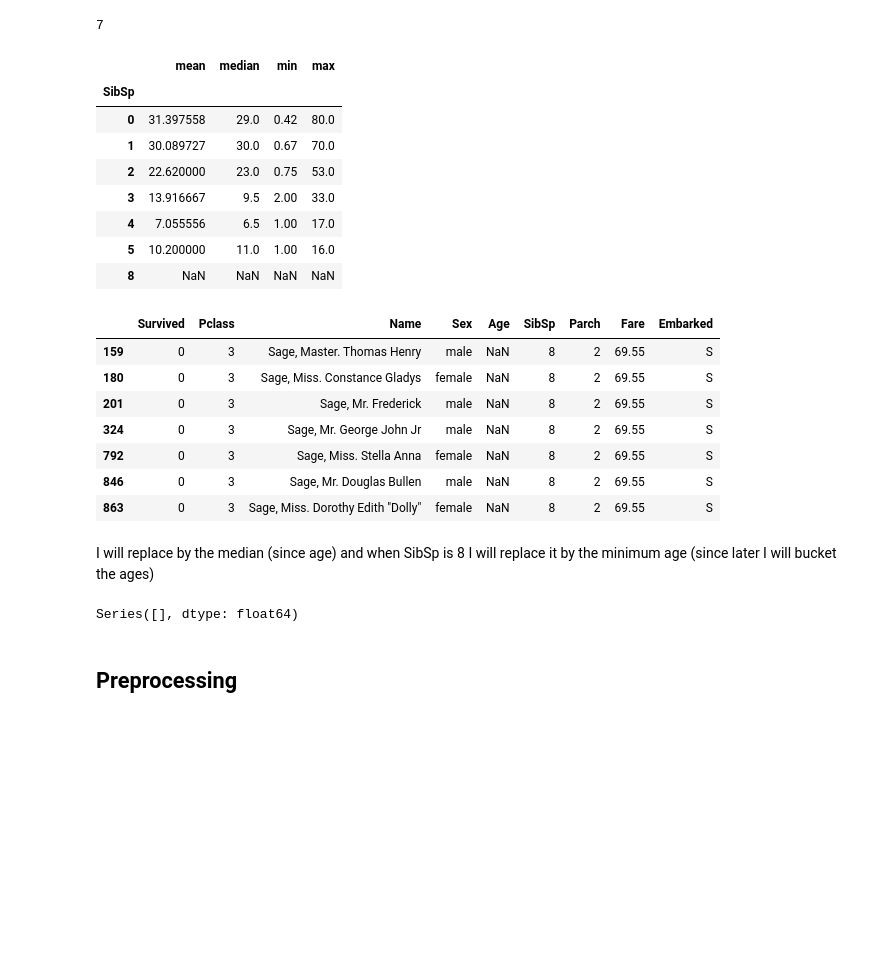
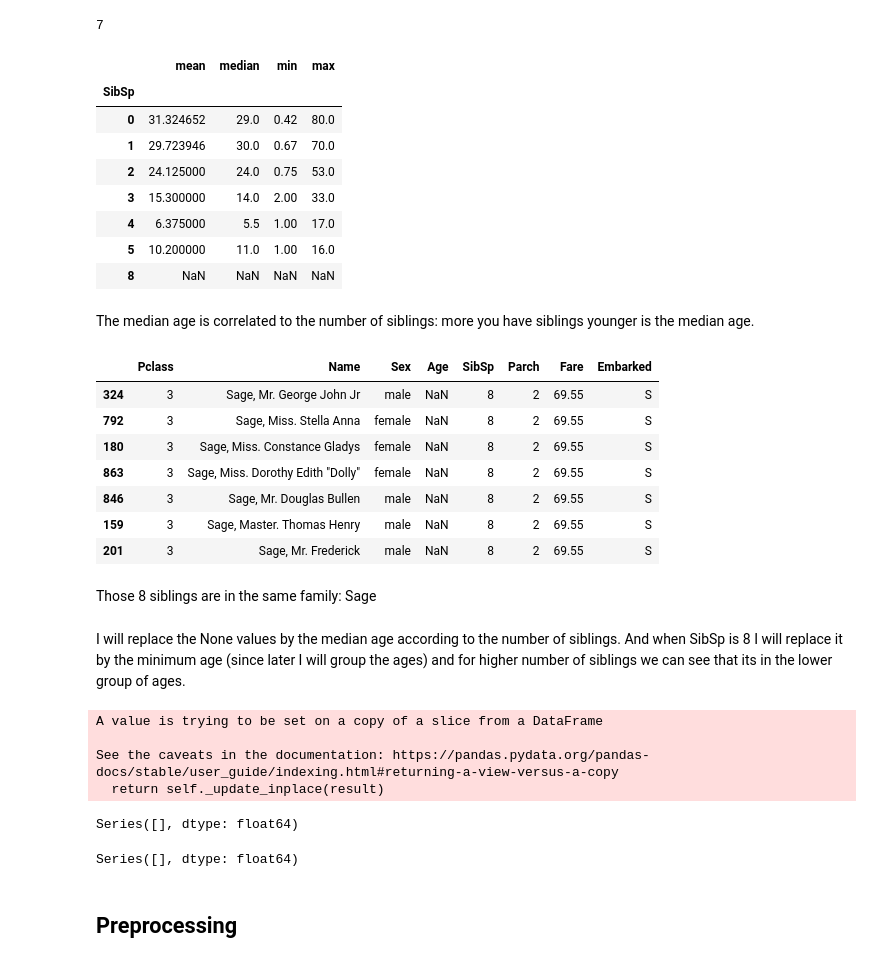
Before and after one commit to noakawa/Titanic, a Jupyter notebook: Titanic.ipynb, the cells around one changed output. Drawn from its saved outputs; the diff is of its cells as text; code cells hidden in the pictures; blank space fills up the shorter version.

```diff
--- a/Titanic.ipynb
+++ b/Titanic.ipynb
@@ -255,4 +331,4 @@ data_train.groupby('Embarked')['Fare'].agg(['mean', 'median', 'max'])
 # %% [markdown]
 Highest fare embarked through gate C. For both of our None value we get higher fare than the mean for C so I will replace the None values by C
 # %%
-data_train['Embarked'].fillna('C', inplace=True)
+X_train['Embarked'].fillna('C', inplace=True)
@@ -274,31 +360,43 @@ data_train['SibSp'].nunique()
 # %% [output]
 7
 # %%
-data_train.groupby('SibSp')['Age'].agg(['mean', 'median','min', 'max'])
+X_train.groupby('SibSp')['Age'].agg(['mean', 'median','min', 'max'])
 # %% [output]
 |  | mean | median | min | max |
 | SibSp |  |  |  |  |
-| 0 | 31.397558 | 29.0 | 0.42 | 80.0 |
-| 1 | 30.089727 | 30.0 | 0.67 | 70.0 |
-| 2 | 22.620000 | 23.0 | 0.75 | 53.0 |
-| 3 | 13.916667 | 9.5 | 2.00 | 33.0 |
-| 4 | 7.055556 | 6.5 | 1.00 | 17.0 |
+| 0 | 31.324652 | 29.0 | 0.42 | 80.0 |
+| 1 | 29.723946 | 30.0 | 0.67 | 70.0 |
+| 2 | 24.125000 | 24.0 | 0.75 | 53.0 |
+| 3 | 15.300000 | 14.0 | 2.00 | 33.0 |
+| 4 | 6.375000 | 5.5 | 1.00 | 17.0 |
 | 5 | 10.200000 | 11.0 | 1.00 | 16.0 |
 | 8 | NaN | NaN | NaN | NaN |
+# %% [markdown]
+The median age is correlated to the number of siblings: more you have siblings younger is the median age.
 # %%
-data_train[data_train['SibSp']==8]
+X_train[X_train['SibSp']==8]
 # %% [output]
-|  | Survived | Pclass | Name | Sex | Age | SibSp | Parch | Fare | Embarked |
-| 159 | 0 | 3 | Sage, Master. Thomas Henry | male | NaN | 8 | 2 | 69.55 | S |
-| 180 | 0 | 3 | Sage, Miss. Constance Gladys | female | NaN | 8 | 2 | 69.55 | S |
-| 201 | 0 | 3 | Sage, Mr. Frederick | male | NaN | 8 | 2 | 69.55 | S |
-| 324 | 0 | 3 | Sage, Mr. George John Jr | male | NaN | 8 | 2 | 69.55 | S |
-| 792 | 0 | 3 | Sage, Miss. Stella Anna | female | NaN | 8 | 2 | 69.55 | S |
-| 846 | 0 | 3 | Sage, Mr. Douglas Bullen | male | NaN | 8 | 2 | 69.55 | S |
-| 863 | 0 | 3 | Sage, Miss. Dorothy Edith "Dolly" | female | NaN | 8 | 2 | 69.55 | S |
+|  | Pclass | Name | Sex | Age | SibSp | Parch | Fare | Embarked |
+| 324 | 3 | Sage, Mr. George John Jr | male | NaN | 8 | 2 | 69.55 | S |
+| 792 | 3 | Sage, Miss. Stella Anna | female | NaN | 8 | 2 | 69.55 | S |
+| 180 | 3 | Sage, Miss. Constance Gladys | female | NaN | 8 | 2 | 69.55 | S |
+| 863 | 3 | Sage, Miss. Dorothy Edith "Dolly" | female | NaN | 8 | 2 | 69.55 | S |
+| 846 | 3 | Sage, Mr. Douglas Bullen | male | NaN | 8 | 2 | 69.55 | S |
+| 159 | 3 | Sage, Master. Thomas Henry | male | NaN | 8 | 2 | 69.55 | S |
+| 201 | 3 | Sage, Mr. Frederick | male | NaN | 8 | 2 | 69.55 | S |
+# %% [markdown]
+Those 8 siblings are in the same family: Sage
 # %% [markdown]
-I will replace by the median (since age) and when SibSp is 8 I will replace it by the minimum age (since later I will bucket the ages)
+I will replace the None values by the median age according to the number of siblings. And when SibSp is 8 I will replace it by the minimum age (since later I will group the ages) and for higher number of siblings we can see that its in the lower group of ages.
 # %%
-data_train['Age'].fillna(data_train.groupby('SibSp')['Age'].transform('median'), inplace=True)
-data_train['Age'].fillna(data_train['Age'].min(), inplace=True)
+X_train['Age'].fillna(X_train.groupby('SibSp')['Age'].transform('median'), inplace=True)
+X_train['Age'].fillna(X_train['Age'].min(), inplace=True)
+
+X_test['Age'].fillna(X_train.groupby('SibSp')['Age'].transform('median'), inplace=True)
+X_test['Age'].fillna(X_train['Age'].min(), inplace=True)
+# %% [output]
+A value is trying to be set on a copy of a slice from a DataFrame
+
+See the caveats in the documentation: https://pandas.pydata.org/pandas-docs/stable/user_guide/indexing.html#returning-a-view-versus-a-copy
+  return self._update_inplace(result)
 # %%
@@ -306,5 +404,9 @@ data_train.isna().sum()[data_train.isna().sum()>0]/data_train.shape[0]
 # %% [output]
 Series([], dtype: float64)
+# %%
+X_test.isna().sum()[X_test.isna().sum()>0]/X_test.shape[0]
+# %% [output]
+Series([], dtype: float64)
 # %% [markdown]
 ## Preprocessing
 # %% [markdown]
```
Also changed, not shown: parts of 103 cells of this notebook.
